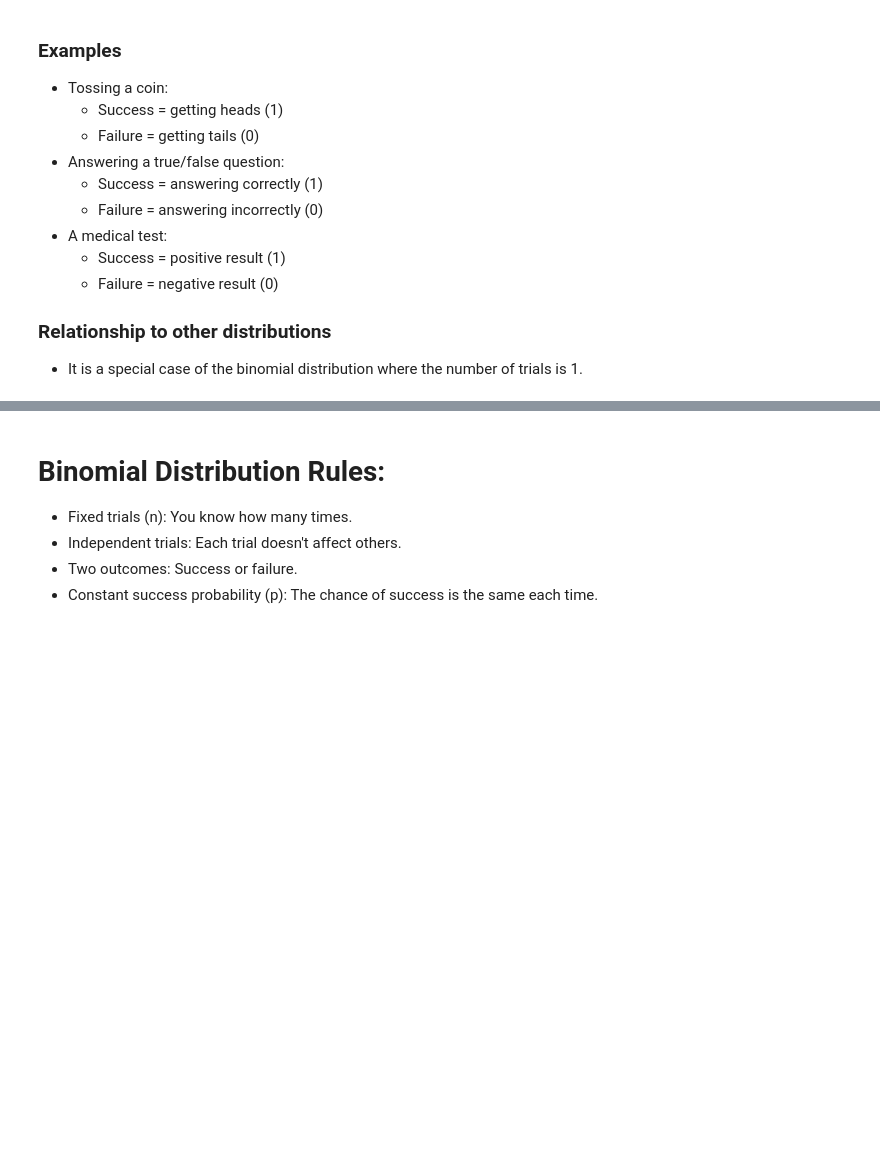
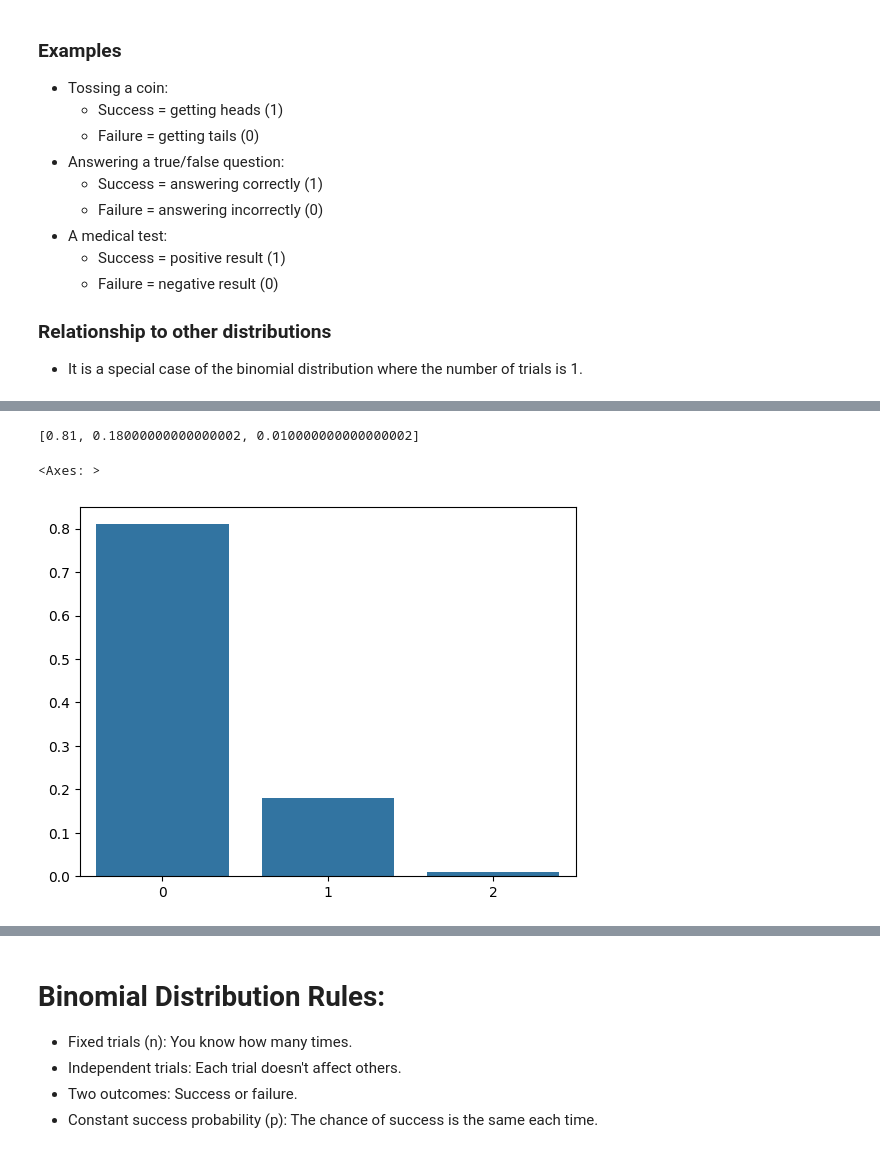
Before and after one commit to Shanmukh15501/DSML_PRACTISE_FILES, a Jupyter notebook: STATISTICS/session5.ipynb, the cells around one changed output, grey strips where cells are left out. Saved outputs shown, nothing was run; the diff lists cells and outputs as text; code cells hidden in the pictures; blank space fills up the shorter version.

```diff
--- a/STATISTICS/session5.ipynb
+++ b/STATISTICS/session5.ipynb
@@ -90,0 +121,16 @@ $$ {n \choose k} = \frac{n!}{k!(n-k)!} $$
+# %%
+x_values=[0,1,2]
+p=0.1
+probs = [
+            (1-p)*(1-p),
+            p*(1-p)+(1-p)*p,
+            p*p
+]
+probs
+# %% [output]
+[0.81, 0.18000000000000002, 0.010000000000000002]
+# %%
+sns.barplot(x=x_values, y=probs)
+# %% [output]
+<Axes: >
+[figure, added]
```
Also changed, not shown: parts of 11 cells of this notebook, 5 other files.
